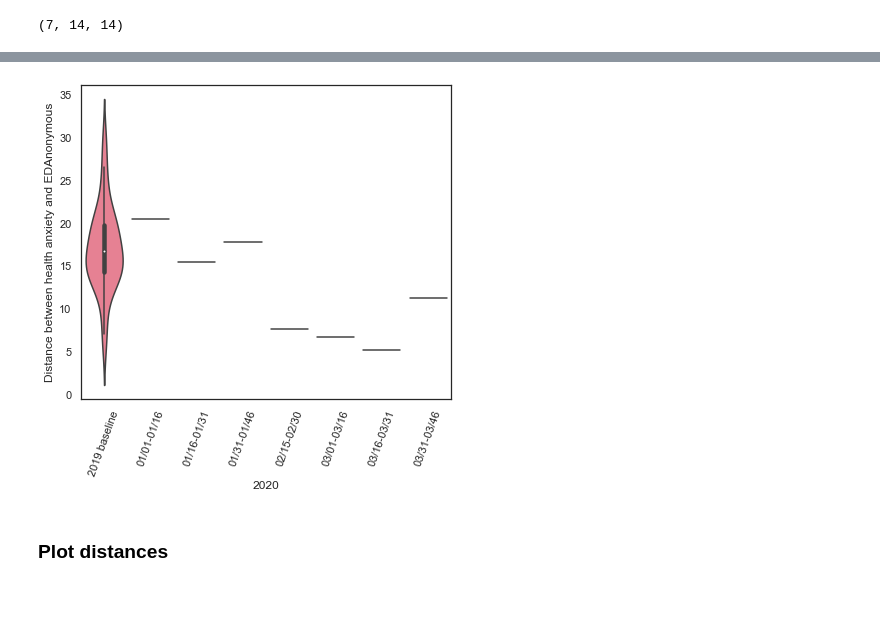
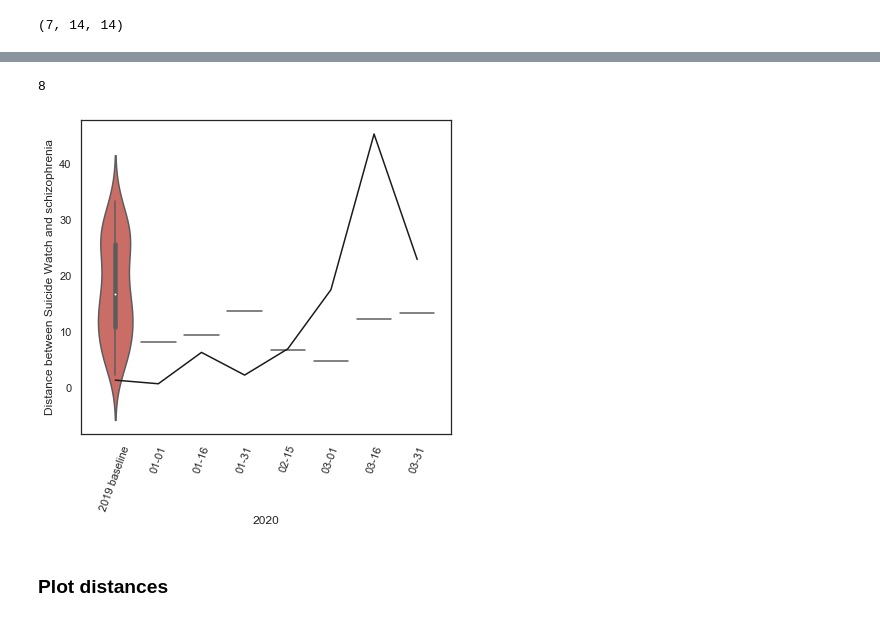
Before and after one commit to danielmlow/reddit, a Jupyter notebook: reddit_cluster.ipynb, the cells around one changed output, grey strips where cells are left out. Cells and saved outputs as stored; diff of their text form; code cells hidden in the pictures.

```diff
--- a/reddit_cluster.ipynb
+++ b/reddit_cluster.ipynb
@@ -1122,7 +1139,7 @@ results_i_dists_hausdorff.shape
 # Choose a subreddit for the example
 print(subreddits)
 
-sr_example = 'EDAnonymous'
+sr_example = 'schizophrenia'
 sr_example_index = subreddits.index(sr_example)
 sr_example_index
 # %% [output]
@@ -1155,7 +1172,7 @@ for sr_i in range(len(subreddits)):
             distribution_2019 = dists_all[:,distance_i,sr_i]
             percentile = stats.percentileofscore(distribution_2019, distance_2020)
             percentile_df_sr [distance_i,timestep_i] = percentile
-            if  sr == 'healthanxiety' and distance_i == sr_example_index:
+            if  sr == 'suicidewatch' and distance_i == sr_example_index:
                 # For example plot
                 distances_2020.append(distance_2020)
                 distribution_2019_healthanxiety.append(distribution_2019)
@@ -1168,3 +1185,18 @@ percentile_3D_by_subreddit = np.array(percentile_3D_by_subreddit)
 timesteps = days_week[:-1]
 # %%
 distribution_2019_healthanxiety = distribution_2019_healthanxiety[0] #I append it 7 times, but they're all the same
+# %%
+covid_mean = np.array([1.37600246e-04, 9.57345045e-05, 1.19084550e-04, 1.38857552e-04,
+       1.58399398e-04, 1.46508084e-04, 1.36883143e-04, 7.28435534e-05,
+       8.05822045e-05, 1.04981156e-04, 1.99514315e-04, 3.97653861e-04,
+       8.49297062e-04, 8.82636594e-04, 6.32921459e-04, 4.41946499e-04,
+       5.12115236e-04, 3.28384094e-04, 4.61536461e-04, 3.40176205e-04,
+       4.20744113e-04, 2.27834173e-04, 4.18033059e-04, 5.03355905e-04,
+       4.41112974e-04, 1.82477636e-04, 3.91469570e-04, 3.59483858e-04,
+       6.96401914e-04, 6.60079615e-04, 1.36545814e-03, 2.53557029e-04,
+       5.30087844e-04, 3.06258723e-04, 1.10060493e-03, 1.75229626e-03,
+       3.82335341e-03, 3.54900845e-03, 4.70985334e-03, 3.59627607e-03,
+       4.07187859e-03, 3.96221607e-03, 4.53415672e-03, 3.52455265e-03,
+       3.13137661e-03, 2.71011345e-03, 3.16281317e-03, 2.79342252e-03,
+       2.83837582e-03, 2.29320931e-03, 2.45448753e-03, 2.89407344e-03,
+       2.31492345e-03, 2.16047706e-03, 2.07815072e-03, 2.13970058e-03])
@@ -1171,24 +1223,32 @@ distribution_2019_healthanxiety = distribution_2019_healthanxiety[0] #I append i
+# %%
+x_covid = range(8)
+y_covid = covid_mean[::7][:8]*10000
+print(len(y_covid))
+# %% [output]
+8
 # %%
-sns.set(style='white', rc={'figure.figsize':(6,6)}, font_scale =1, palette=sns.color_palette("husl", 15))
+sns.set(style='white', rc={'figure.figsize':(6,6)}, font_scale =1, palette=sns.color_palette("husl", 7))
 
 y = list(distribution_2019_healthanxiety)
 
 x = ['2019 baseline']*50
 
 for i in range(len(timesteps)):
     date = timesteps[i].replace('2020/', '')
-    date_new = date+'-'+date[:3]+str(int(date[-2:])+15)
+    date_new = date.replace('/', '-')
+#     date_new = date+'-'+date[:3]+str(int(date[-2:])+15)
     x = x + [date_new]*50
     y = y + [distances_2020[i]]*50
 
 
-sns.violinplot(x=x,y=y)
+sns.violinplot(x=x,y=y, palette='hls')
 plt.xticks(rotation=70)
 plt.xlabel('2020')
-plt.ylabel(f'Distance between health anxiety and {sr_example}')
+plt.ylabel(f'Distance between Suicide Watch and {sr_example}')
+sns.lineplot(x=x_covid, y = y_covid, c='k')
 plt.tight_layout()
 plt.savefig(output_dir+'example_distance_distribution.png', dpi=400)
 # %% [output]
-[figure, old version]
+[figure, new version]
 # %% [markdown]
 ### Plot distances
```
Also changed, not shown: parts of 21 cells of this notebook, 5 other files.
